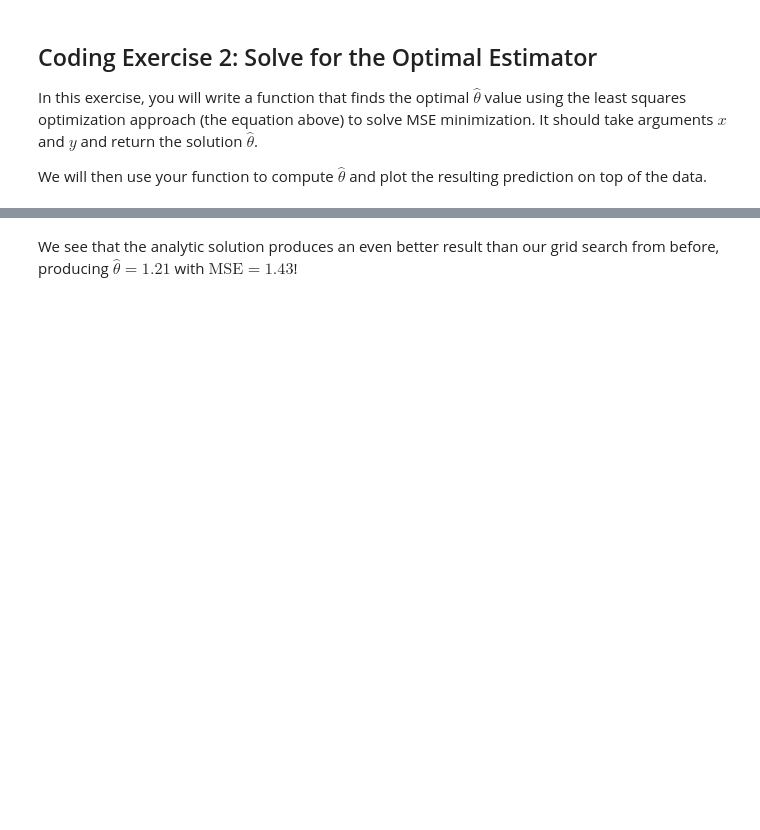
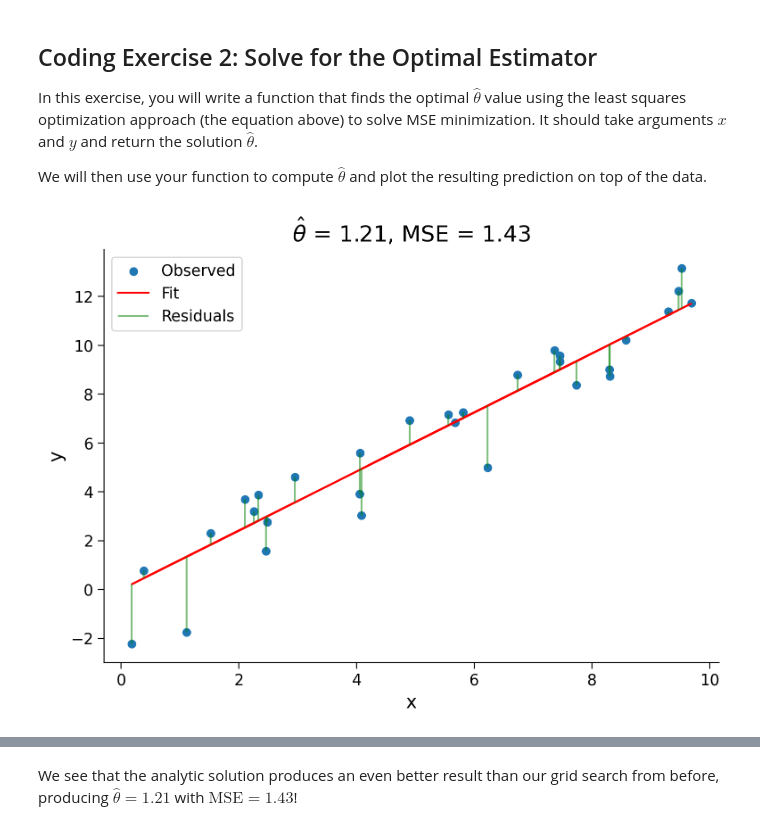
Before and after one commit to angeleh98/comp-neuro-nma-, a Jupyter notebook: tutorials/W1D2_ModelFitting/student/W1D2_Tutorial1.ipynb, the cells around one changed output, grey strips where cells are left out. Drawn from its saved outputs; the diff is of its cells as text; code cells hidden in the pictures; blank space fills up the shorter version.

```diff
--- a/tutorials/W1D2_ModelFitting/student/W1D2_Tutorial1.ipynb
+++ b/tutorials/W1D2_ModelFitting/student/W1D2_Tutorial1.ipynb
@@ -366,32 +368,34 @@ We will then use your function to compute $\hat{\theta}$ and plot the resulting
 # %%
 def solve_normal_eqn(x, y):
   """Solve the normal equations to produce the value of theta_hat that minimizes
     MSE.
 
     Args:
     x (ndarray): An array of shape (samples,) that contains the input values.
     y (ndarray): An array of shape (samples,) that contains the corresponding
       measurement values to the inputs.
 
   Returns:
     float: the value for theta_hat arrived from minimizing MSE
   """
 
   ################################################################################
   ## TODO for students: solve for the best parameter using least squares
   # Fill out function and remove
-  raise NotImplementedError("Student exercise: solve for theta_hat using least squares")
+
   ################################################################################
 
   # Compute theta_hat analytically
-  theta_hat = ...
+  theta_hat = (x.transpose() @ y) / (x.transpose() @ x)
 
   return theta_hat
 
 
 theta_hat = solve_normal_eqn(x, y)
 y_hat = theta_hat * x
 plot_observed_vs_predicted(x, y, y_hat, theta_hat)
+# %% [output]
+[figure, added]
 # %% [markdown]
 [*Click for solution*](https://github.com/NeuromatchAcademy/course-content/tree/main/tutorials/W1D2_ModelFitting/solutions/W1D2_Tutorial1_Solution_7a89ba24.py)
 
```
Also changed, not shown: parts of 1 cell of this notebook.
